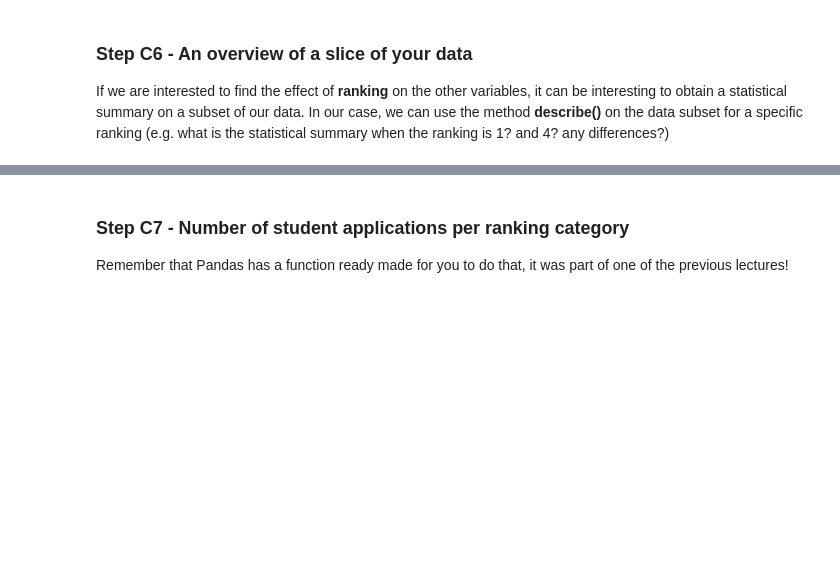
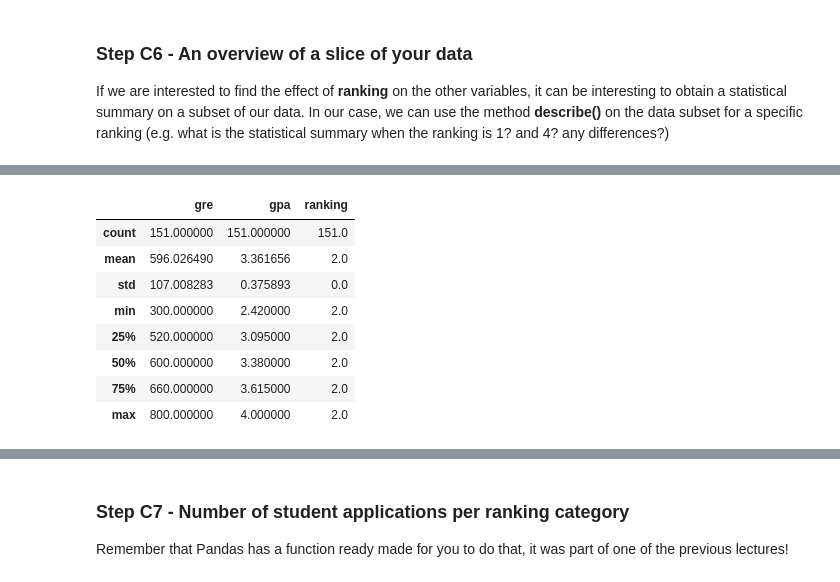
Before and after one commit to shreyuu/UoN-Business-Analytics, a Jupyter notebook: FBA/FBA_Week_07_Python_Practice.ipynb, the cells around one changed output, grey strips where cells are left out. Saved outputs shown, nothing was run; the diff lists cells and outputs as text; code cells hidden in the pictures; blank space fills up the shorter version.

```diff
--- a/FBA/FBA_Week_07_Python_Practice.ipynb
+++ b/FBA/FBA_Week_07_Python_Practice.ipynb
@@ -314,0 +404,12 @@ If we are interested to find the effect of **ranking** on the other variables, i
+# %%
+data[data['ranking'] == 2].describe()
+# %% [output]
+|  | gre | gpa | ranking |
+| count | 151.000000 | 151.000000 | 151.0 |
+| mean | 596.026490 | 3.361656 | 2.0 |
+| std | 107.008283 | 0.375893 | 0.0 |
+| min | 300.000000 | 2.420000 | 2.0 |
+| 25% | 520.000000 | 3.095000 | 2.0 |
+| 50% | 600.000000 | 3.380000 | 2.0 |
+| 75% | 660.000000 | 3.615000 | 2.0 |
+| max | 800.000000 | 4.000000 | 2.0 |
```
Also changed, not shown: parts of 20 cells of this notebook.
